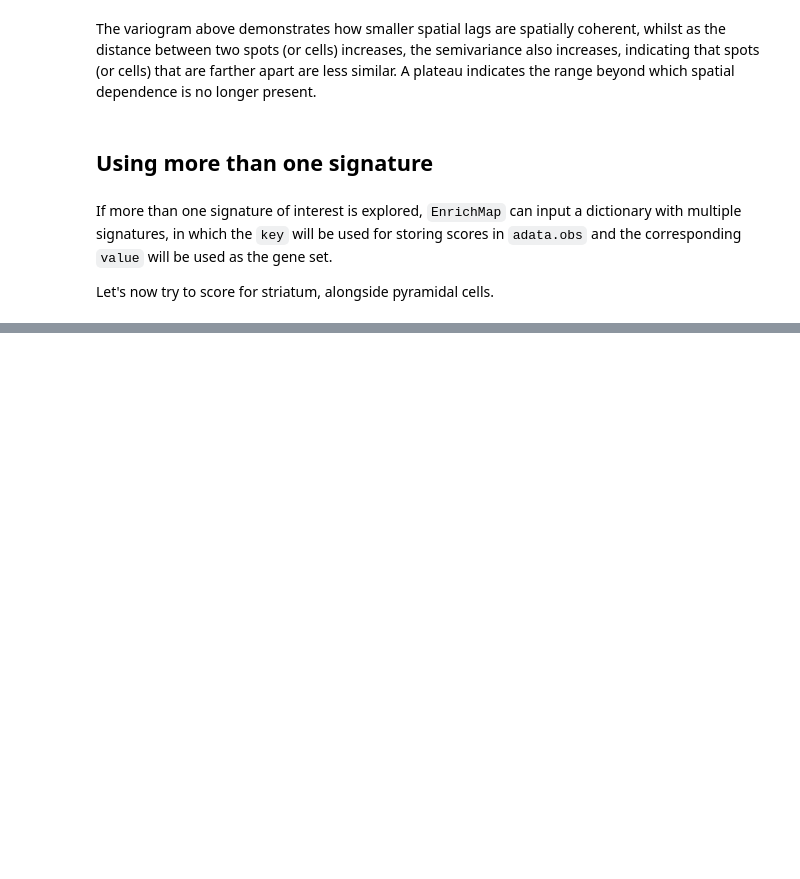
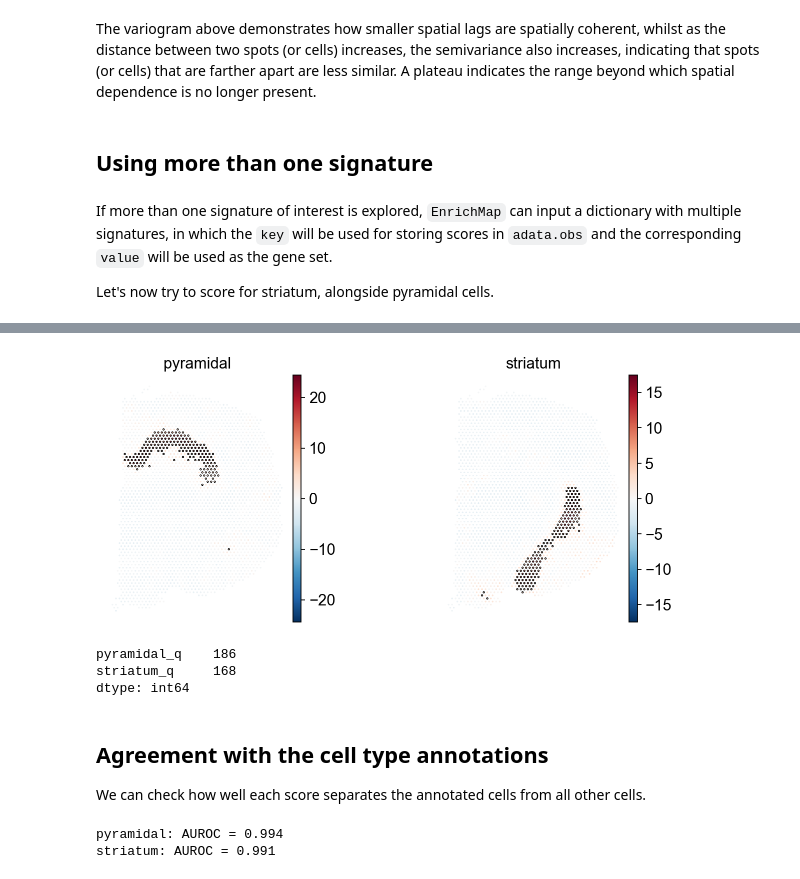
Before and after one commit to secrierlab/EnrichMap, a Jupyter notebook: docs/tutorials/one_sample.ipynb, the cells around one changed output, grey strips where cells are left out. Cells and saved outputs as stored; diff of their text form; code cells hidden in the pictures; blank space fills up the shorter version.

Commit message:
Rerun tutorials and added single-cell resolved spatial analysis tutorials

```diff
--- a/docs/tutorials/one_sample.ipynb
+++ b/docs/tutorials/one_sample.ipynb
@@ -123,0 +137,33 @@ em.pl.spatial_enrichmap(adata, score_key=["pyramidal_score", "striatum_score"],
+# %%
+em.pl.spatial_enrichmap(
+    adata,
+    score_key=["pyramidal_score", "striatum_score"],
+    shape=None,
+    size=0.5,
+    plot_fdr=True,
+)
+# %% [output]
+[figure, added]
+# %%
+(adata.obs[["pyramidal_q", "striatum_q"]] < 0.05).sum()
+# %% [output]
+pyramidal_q    186
+striatum_q     168
+dtype: int64
+# %% [markdown]
+## Agreement with the cell type annotations
+
+We can check how well each score separates the annotated cells from all other cells.
+# %%
+targets = {
+    "pyramidal": adata.obs["cluster"] == "Pyramidal_layer",
+    "striatum": adata.obs["cluster"] == "Striatum",
+}
+
+for signature, is_target in targets.items():
+    adata.obs[f"{signature}_group"] = np.where(is_target, signature, "Rest")
+    auc = roc_auc_score(is_target, adata.obs[f"{signature}_score"])
+    print(f"{signature}: AUROC = {auc:.3f}")
+# %% [output]
+pyramidal: AUROC = 0.994
+striatum: AUROC = 0.991
```
Also changed, not shown: parts of 12 cells of this notebook, 9 other files.
